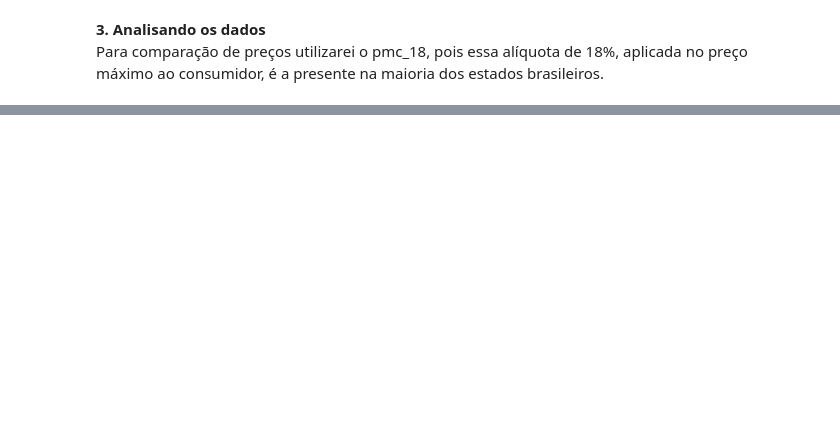
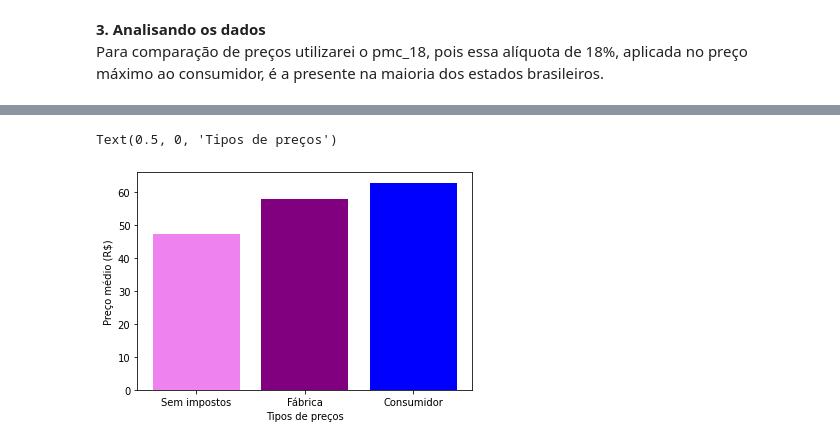
Before and after one commit to mixmaxze/precos-medicamentos-brasil, a Jupyter notebook: analise_precos_medicamentos.ipynb, the cells around one changed output, grey strips where cells are left out. Cells and saved outputs as stored; diff of their text form; code cells hidden in the pictures; blank space fills up the shorter version.

```diff
--- a/analise_precos_medicamentos.ipynb
+++ b/analise_precos_medicamentos.ipynb
@@ -254,0 +281,16 @@ df[['produto', 'substancia', 'pmc_18', 'classe_terapeutica', 'tarja']].sort_valu
+# %%
+# Comparando preços sem impostos, preços de fábrica e preços de consumidor
+
+titulos_eixo_x = ['Sem impostos', 'Fábrica', 'Consumidor']
+preco_sem_impostos_media = df['pf_sem_impostos'].median()
+preco_fabrica_media = df['pf_18'].median()
+preco_consumidor_media = df['pmc_18'].median()
+
+medias_precos = [preco_sem_impostos_media, preco_fabrica_media, preco_consumidor_media]
+
+plt.bar(titulos_eixo_x, medias_precos, color=['violet', 'purple', 'blue'])
+plt.ylabel('Preço médio (R$)')
+plt.xlabel('Tipos de preços')
+# %% [output]
+Text(0.5, 0, 'Tipos de preços')
+[figure, added]
```
Also changed, not shown: parts of 14 cells of this notebook.
